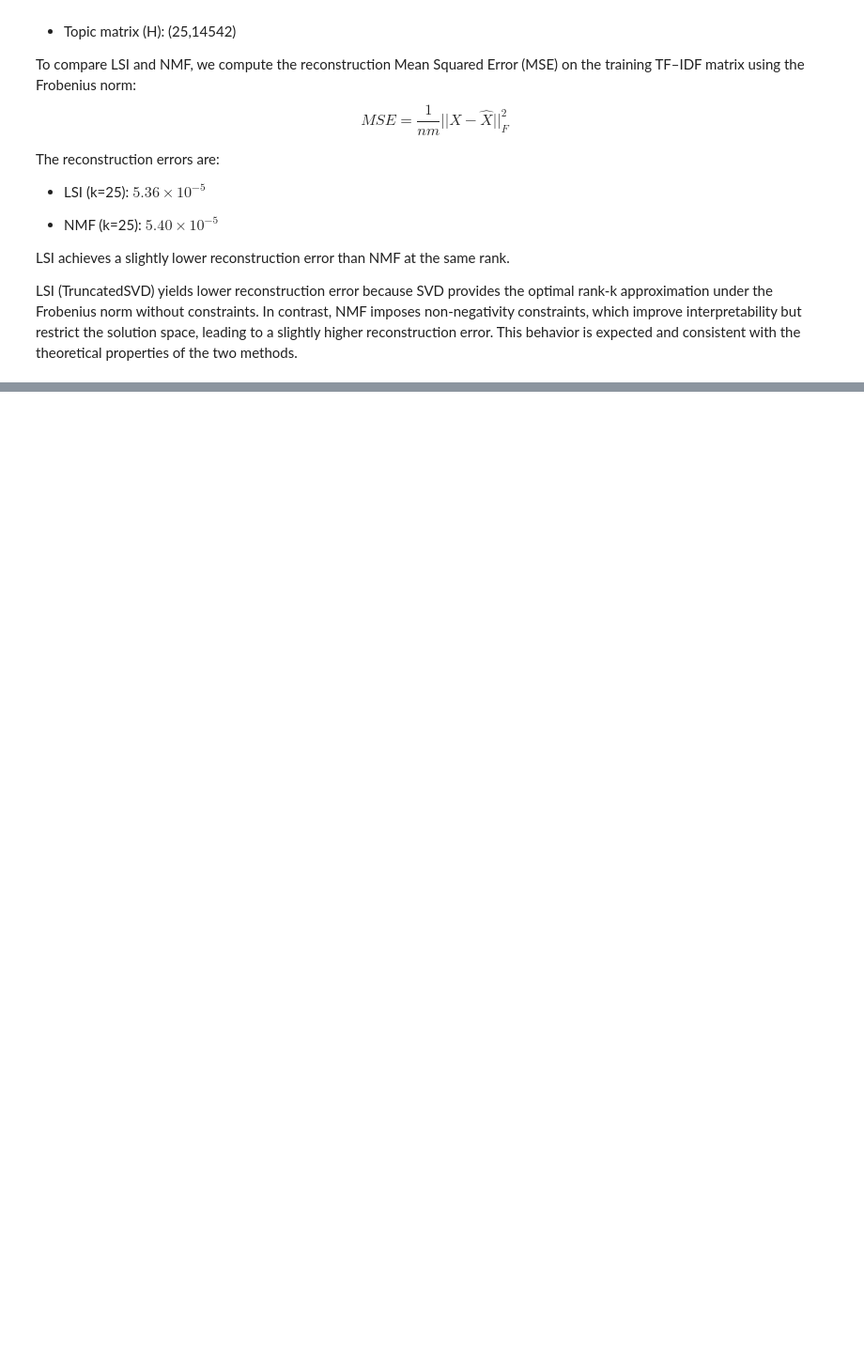
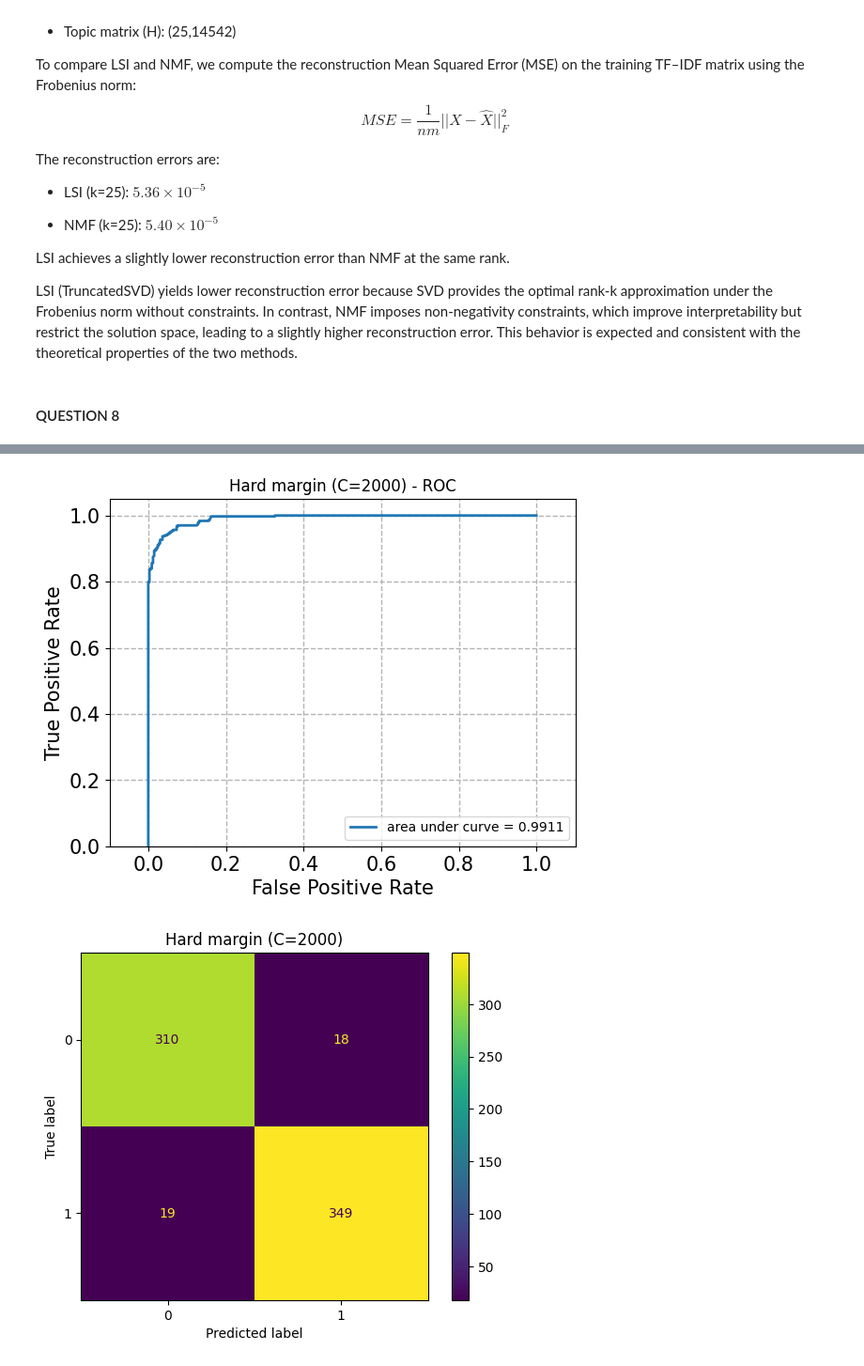
Before and after one commit to lylahub/ECE219P1, a Jupyter notebook: P1_code.ipynb, the cells around one changed output, grey strips where cells are left out. Shown at 94% size. Drawn from its saved outputs; the diff is of its cells as text; code cells hidden in the pictures; blank space fills up the shorter version.

```diff
--- a/P1_code.ipynb
+++ b/P1_code.ipynb
@@ -570,3 +564,81 @@ The reconstruction errors are:
 LSI achieves a slightly lower reconstruction error than NMF at the same rank.
 
 LSI (TruncatedSVD) yields lower reconstruction error because SVD provides the optimal rank-k approximation under the Frobenius norm without constraints. In contrast, NMF imposes non-negativity constraints, which improve interpretability but restrict the solution space, leading to a slightly higher reconstruction error. This behavior is expected and consistent with the theoretical properties of the two methods.
+# %% [markdown]
+#### QUESTION 8
+# %%
+from sklearn.svm import LinearSVC
+from sklearn.metrics import confusion_matrix, precision_score, recall_score, f1_score, roc_curve, auc, accuracy_score, ConfusionMatrixDisplay
+from sklearn.model_selection import StratifiedKFold, cross_val_score
+
+# Q8.1
+y_train_svm = (train["root_label"].values == "sports").astype(int)
+y_test_svm  = (test["root_label"].values == "sports").astype(int)
+
+# Computer the eval metrics for a particular linear SVM
+def eval_svm(X_train, y_train, X_test, y_test, C):
+    clf = LinearSVC(C=C, random_state=42)
+    clf.fit(X_train, y_train)
+
+    y_pred = clf.predict(X_test)
+    y_score = clf.decision_function(X_test)
+
+    # evaluation
+    cm = confusion_matrix(y_test, y_pred)
+    acc = accuracy_score(y_test, y_pred)
+    prec = precision_score(y_test, y_pred, zero_division=0)
+    rec = recall_score(y_test, y_pred, zero_division=0)
+    f1 = f1_score(y_test, y_pred, zero_division=0)
+
+    fpr, tpr, _ = roc_curve(y_test, y_score)
+    roc_auc = auc(fpr, tpr)
+
+    return {
+        "cm": cm,
+        "accuracy": acc,
+        "precision": prec,
+        "recall": rec,
+        "f1": f1,
+        "fpr": fpr,
+        "tpr": tpr,
+        "auc": roc_auc,
+    }
+
+def plot_roc(fpr, tpr, title=None): # Add title to the original helper function
+    fig, ax = plt.subplots()
+    plt.grid(True)
+    roc_auc = auc(fpr,tpr)
+
+    ax.plot(fpr, tpr, lw=2, label= 'area under curve = %0.4f' % roc_auc)
+
+    ax.grid(color='0.7', linestyle='--', linewidth=1)
+
+    ax.set_xlim([-0.1, 1.1])
+    ax.set_ylim([0.0, 1.05])
+    ax.set_xlabel('False Positive Rate',fontsize=15)
+    ax.set_ylabel('True Positive Rate',fontsize=15)
+    if title:
+        ax.set_title(title)
+
+    ax.legend(loc="lower right")
+
+    for label in ax.get_xticklabels()+ax.get_yticklabels():
+        label.set_fontsize(15)
+
+hard = eval_svm(X_train_lsi, y_train_svm, X_test_lsi, y_test_svm, C=2000)
+soft = eval_svm(X_train_lsi, y_train_svm, X_test_lsi, y_test_svm, C=0.0005)
+harder = eval_svm(X_train_lsi, y_train_svm, X_test_lsi, y_test_svm, C=100000)
+
+for name, res in [("Hard margin (C=2000)", hard),
+                  ("Soft margin (C=0.0005)", soft),
+                  ("Harder margin (C=100000)", harder)]:
+    print(f"\n{name}")
+    print(f"Accuracy: {res["accuracy"]}")
+    print(f"Precision: {res["precision"]}")
+    print(f"Recall: {res["recall"]}")
+    print(f"F1: {res["f1"]}")
+    plot_roc(res["fpr"], res["tpr"], title=name + " - ROC")
+    ConfusionMatrixDisplay(res["cm"]).plot()
+    plt.title(name)
+    plt.show()
+# %% [output]
@@ -572,0 +650,2 @@ LSI (TruncatedSVD) yields lower reconstruction error because SVD provides the op
+[figure, added]
+[figure, added]
```
Also changed, not shown: parts of 9 cells of this notebook.
